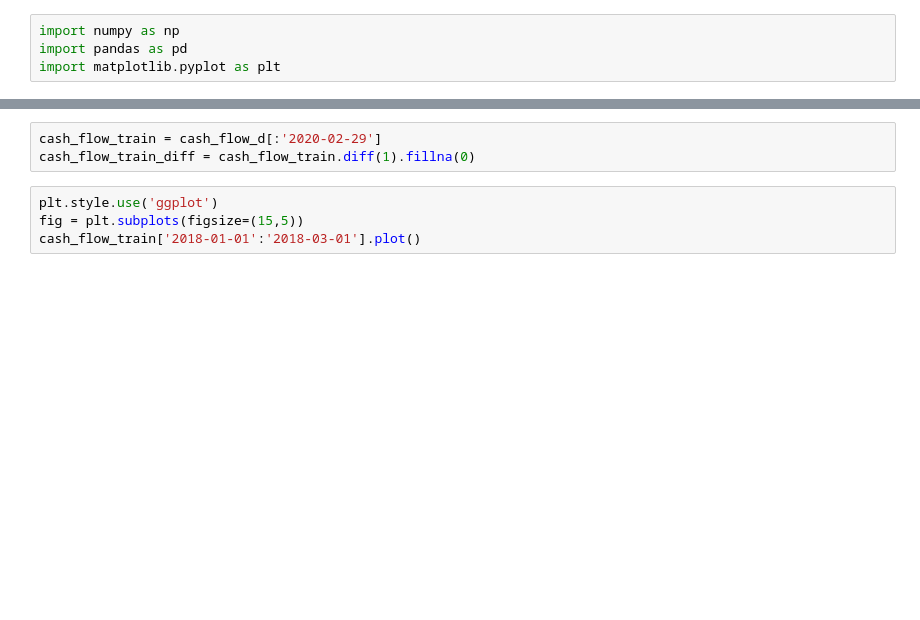
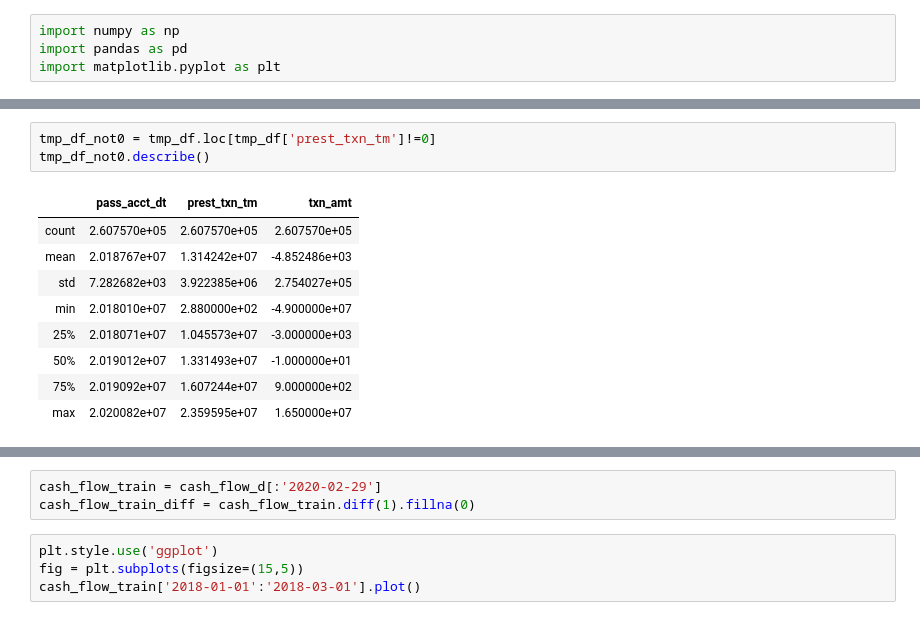
Before and after one commit to TerryCh1995/personal_case_study, a Jupyter notebook: baseline.ipynb, the cells around one changed output, grey strips where cells are left out. Cells and saved outputs as stored; diff of their text form; blank space fills up the shorter version.

```diff
--- a/baseline.ipynb
+++ b/baseline.ipynb
@@ -21,3 +22,16 @@ dtype: int64
 | 2019-07-13 | 20190713 | 11170684 | -54670.0 |
 | 2019-07-13 | 20190713 | 13415506 | -56220.0 |
 | 2019-07-13 | 20190713 | 11202778 | 50.0 |
+# %%
+tmp_df_not0 = tmp_df.loc[tmp_df['prest_txn_tm']!=0]
+tmp_df_not0.describe()
+# %% [output]
+|  | pass_acct_dt | prest_txn_tm | txn_amt |
+| count | 2.607570e+05 | 2.607570e+05 | 2.607570e+05 |
+| mean | 2.018767e+07 | 1.314242e+07 | -4.852486e+03 |
+| std | 7.282682e+03 | 3.922385e+06 | 2.754027e+05 |
+| min | 2.018010e+07 | 2.880000e+02 | -4.900000e+07 |
+| 25% | 2.018071e+07 | 1.045573e+07 | -3.000000e+03 |
+| 50% | 2.019012e+07 | 1.331493e+07 | -1.000000e+01 |
+| 75% | 2.019092e+07 | 1.607244e+07 | 9.000000e+02 |
+| max | 2.020082e+07 | 2.359595e+07 | 1.650000e+07 |
```
Also changed, not shown: parts of 4 cells of this notebook.
